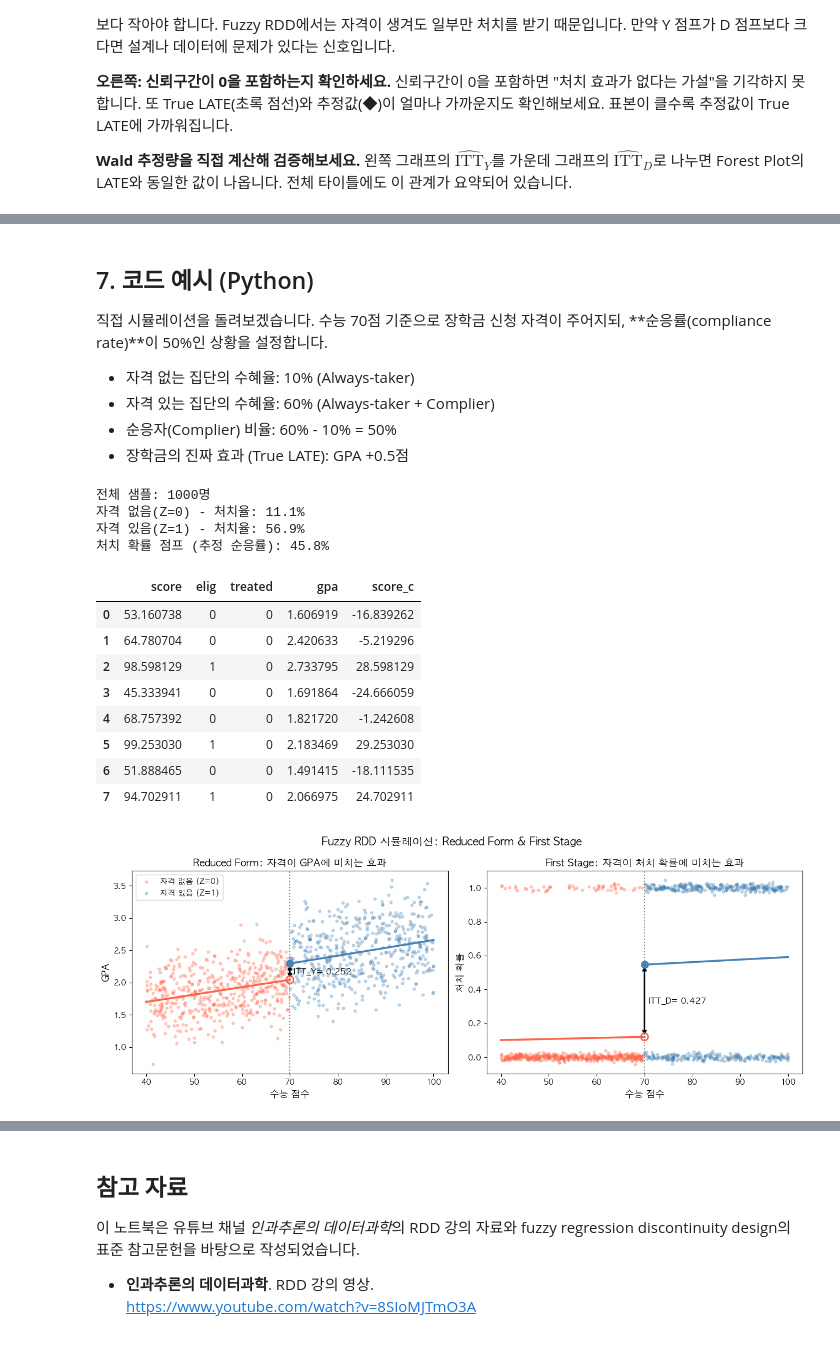
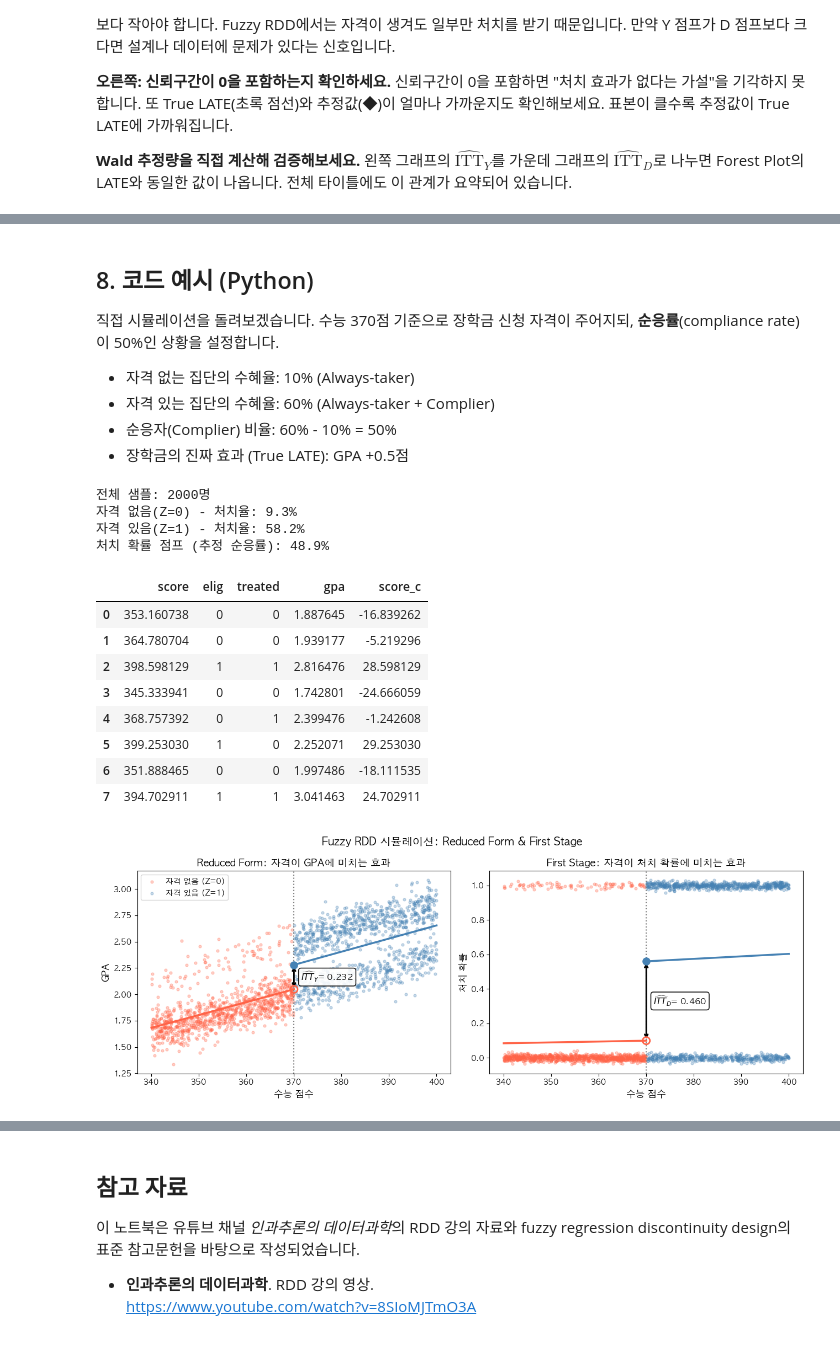
Before and after one commit to CausalInferenceLab/causal-studio, a Jupyter notebook: book/rdd/fuzzy_rdd_ko.ipynb, the cells around one changed output, grey strips where cells are left out. Drawn from its saved outputs; the diff is of its cells as text; code cells hidden in the pictures.

```diff
--- a/book/rdd/fuzzy_rdd_ko.ipynb
+++ b/book/rdd/fuzzy_rdd_ko.ipynb
@@ -487,9 +519,9 @@ $$\hat{\tau}_{Fuzzy} = \frac{2.3 - 2.0}{0.65 - 0.10} = \frac{0.3}{0.55} \approx
 
 이처럼 Fuzzy RDD는 "자격"과 "실제 수혜"가 분리될 때 자연스럽게 등장합니다.
 # %% [markdown]
-## 7. 코드 예시 (Python)
+## 8. 코드 예시 (Python)
 
-직접 시뮬레이션을 돌려보겠습니다. 수능 70점 기준으로 장학금 신청 자격이 주어지되, **순응률(compliance rate)**이 50%인 상황을 설정합니다.
+직접 시뮬레이션을 돌려보겠습니다. 수능 370점 기준으로 장학금 신청 자격이 주어지되, **순응률**(compliance rate)이 50%인 상황을 설정합니다.
 
 - 자격 없는 집단의 수혜율: 10% (Always-taker)
 - 자격 있는 집단의 수혜율: 60% (Always-taker + Complier)
@@ -497,13 +529,13 @@ $$\hat{\tau}_{Fuzzy} = \frac{2.3 - 2.0}{0.65 - 0.10} = \frac{0.3}{0.55} \approx
 - 장학금의 진짜 효과 (True LATE): GPA +0.5점
 # %%
 np.random.seed(2026)
-n = 1000
-cutoff = 70
+n = 2000
+cutoff = 370
 true_late = 0.5
 p_below = 0.10   # always-taker 비율
 p_above = 0.60   # always-taker + complier 비율
 
-score   = np.random.uniform(40, 100, n)
+score   = np.random.uniform(340, 400, n)
 elig    = (score >= cutoff).astype(int)            # Z_i
 treated = np.where(elig == 1,
                    np.random.binomial(1, p_above, n),
@@ -511,7 +543,7 @@ treated = np.where(elig == 1,
 gpa = (2.0
        + 0.012 * (score - cutoff)   # running variable 자연 효과
        + true_late * treated         # 처치 효과 (순응자에게만)
-       + np.random.normal(0, 0.3, n))
+       + np.random.normal(0, 0.1, n))
 
 df = pd.DataFrame({
     'score': score, 'elig': elig,
@@ -525,19 +557,19 @@ print(f"자격 있음(Z=1) - 처치율: {treated[elig==1].mean():.1%}")
 print(f"처치 확률 점프 (추정 순응률): {treated[elig==1].mean() - treated[elig==0].mean():.1%}")
 df.head(8)
 # %% [output]
-전체 샘플: 1000명
-자격 없음(Z=0) - 처치율: 11.1%
-자격 있음(Z=1) - 처치율: 56.9%
-처치 확률 점프 (추정 순응률): 45.8%
+전체 샘플: 2000명
+자격 없음(Z=0) - 처치율: 9.3%
+자격 있음(Z=1) - 처치율: 58.2%
+처치 확률 점프 (추정 순응률): 48.9%
 |  | score | elig | treated | gpa | score_c |
-| 0 | 53.160738 | 0 | 0 | 1.606919 | -16.839262 |
-| 1 | 64.780704 | 0 | 0 | 2.420633 | -5.219296 |
-| 2 | 98.598129 | 1 | 0 | 2.733795 | 28.598129 |
-| 3 | 45.333941 | 0 | 0 | 1.691864 | -24.666059 |
-| 4 | 68.757392 | 0 | 0 | 1.821720 | -1.242608 |
-| 5 | 99.253030 | 1 | 0 | 2.183469 | 29.253030 |
-| 6 | 51.888465 | 0 | 0 | 1.491415 | -18.111535 |
-| 7 | 94.702911 | 1 | 0 | 2.066975 | 24.702911 |
+| 0 | 353.160738 | 0 | 0 | 1.887645 | -16.839262 |
+| 1 | 364.780704 | 0 | 0 | 1.939177 | -5.219296 |
+| 2 | 398.598129 | 1 | 1 | 2.816476 | 28.598129 |
+| 3 | 345.333941 | 0 | 0 | 1.742801 | -24.666059 |
+| 4 | 368.757392 | 0 | 1 | 2.399476 | -1.242608 |
+| 5 | 399.253030 | 1 | 0 | 2.252071 | 29.253030 |
+| 6 | 351.888465 | 0 | 0 | 1.997486 | -18.111535 |
+| 7 | 394.702911 | 1 | 1 | 3.041463 | 24.702911 |
 # %%
 fig, axes = plt.subplots(1, 2, figsize=(13, 5))
 
@@ -550,8 +582,8 @@ ax.scatter(right_['score'], right_['gpa'], color='steelblue', alpha=0.3, s=12, l
 
 m_y_l = smf.ols('gpa ~ score_c', data=left_).fit()
 m_y_r = smf.ols('gpa ~ score_c', data=right_).fit()
-xs_l = np.linspace(40, cutoff, 100)
-xs_r = np.linspace(cutoff, 100, 100)
+xs_l = np.linspace(340, cutoff, 100)
+xs_r = np.linspace(cutoff, 400, 100)
 ax.plot(xs_l, m_y_l.predict(pd.DataFrame({'score_c': xs_l - cutoff})), color='tomato',    lw=2.5)
 ax.plot(xs_r, m_y_r.predict(pd.DataFrame({'score_c': xs_r - cutoff})), color='steelblue', lw=2.5)
 y_l_gpa = m_y_l.params['Intercept']
@@ -560,39 +592,41 @@ ax.scatter([cutoff], [y_l_gpa], s=90, color='tomato',    zorder=6, facecolors='n
 ax.scatter([cutoff], [y_r_gpa], s=90, color='steelblue', zorder=6)
 ax.annotate('', xy=(cutoff, y_r_gpa), xytext=(cutoff, y_l_gpa),
             arrowprops=dict(arrowstyle='<->', color='black', lw=2))
-ax.text(cutoff + 0.8, (y_l_gpa + y_r_gpa)/2,
-        f'ITT_Y= {y_r_gpa - y_l_gpa:.3f}', fontsize=11, fontweight='bold', va='center')
+ax.text(cutoff + 1.5, (y_l_gpa + y_r_gpa)/2,
+        f'$\\widehat{{ITT}}_Y$= {y_r_gpa - y_l_gpa:.3f}', fontsize=11, fontweight='bold', va='center',
+        bbox=dict(boxstyle='round,pad=0.3', facecolor='white', edgecolor='black', linewidth=1.2, alpha=0.9), zorder=7)
 ax.axvline(cutoff, color='gray', ls=':', lw=1.5)
 ax.set_title('Reduced Form: 자격이 GPA에 미치는 효과', fontsize=13, fontweight='bold')
 ax.set_xlabel('수능 점수', fontsize=12); ax.set_ylabel('GPA', fontsize=12)
 ax.legend(fontsize=10)
 
 # ── 오른쪽: 처치 확률 (First stage) ──
 ax2 = axes[1]
 ax2.scatter(left_['score'],  left_['treated']  + np.random.normal(0, 0.012, len(left_)),  color='tomato',    alpha=0.3, s=12)
 ax2.scatter(right_['score'], right_['treated'] + np.random.normal(0, 0.012, len(right_)), color='steelblue', alpha=0.3, s=12)
 
 m_d_l = smf.ols('treated ~ score_c', data=left_).fit()
 m_d_r = smf.ols('treated ~ score_c', data=right_).fit()
 ax2.plot(xs_l, m_d_l.predict(pd.DataFrame({'score_c': xs_l - cutoff})), color='tomato',    lw=2.5)
 ax2.plot(xs_r, m_d_r.predict(pd.DataFrame({'score_c': xs_r - cutoff})), color='steelblue', lw=2.5)
 y_l_d = m_d_l.params['Intercept']
 y_r_d = m_d_r.params['Intercept']
 ax2.scatter([cutoff], [y_l_d], s=90, color='tomato',    zorder=6, facecolors='none', edgecolors='tomato', linewidths=2)
 ax2.scatter([cutoff], [y_r_d], s=90, color='steelblue', zorder=6)
 ax2.annotate('', xy=(cutoff, y_r_d), xytext=(cutoff, y_l_d),
              arrowprops=dict(arrowstyle='<->', color='black', lw=2))
-ax2.text(cutoff + 0.8, (y_l_d + y_r_d)/2,
-         f'ITT_D= {y_r_d - y_l_d:.3f}', fontsize=11, fontweight='bold', va='center')
+ax2.text(cutoff + 1.5, (y_l_d + y_r_d)/2,
+         f'$\\widehat{{ITT}}_D$= {y_r_d - y_l_d:.3f}', fontsize=11, fontweight='bold', va='center',
+         bbox=dict(boxstyle='round,pad=0.3', facecolor='white', edgecolor='black', linewidth=1.2, alpha=0.9), zorder=7)
 ax2.axvline(cutoff, color='gray', ls=':', lw=1.5)
 ax2.set_title('First Stage: 자격이 처치 확률에 미치는 효과', fontsize=13, fontweight='bold')
 ax2.set_xlabel('수능 점수', fontsize=12); ax2.set_ylabel('처치 확률', fontsize=12)
 
 plt.suptitle('Fuzzy RDD 시뮬레이션: Reduced Form & First Stage', fontsize=14, fontweight='bold')
 plt.tight_layout()
 plt.show()
 # %% [output]
-[figure, old version]
+[figure, new version]
 # %%
 # ── Wald 추정량으로 LATE 계산 ──
 itt_y = y_r_gpa - y_l_gpa
```
Also changed, not shown: parts of 16 cells of this notebook, 1 other file.
